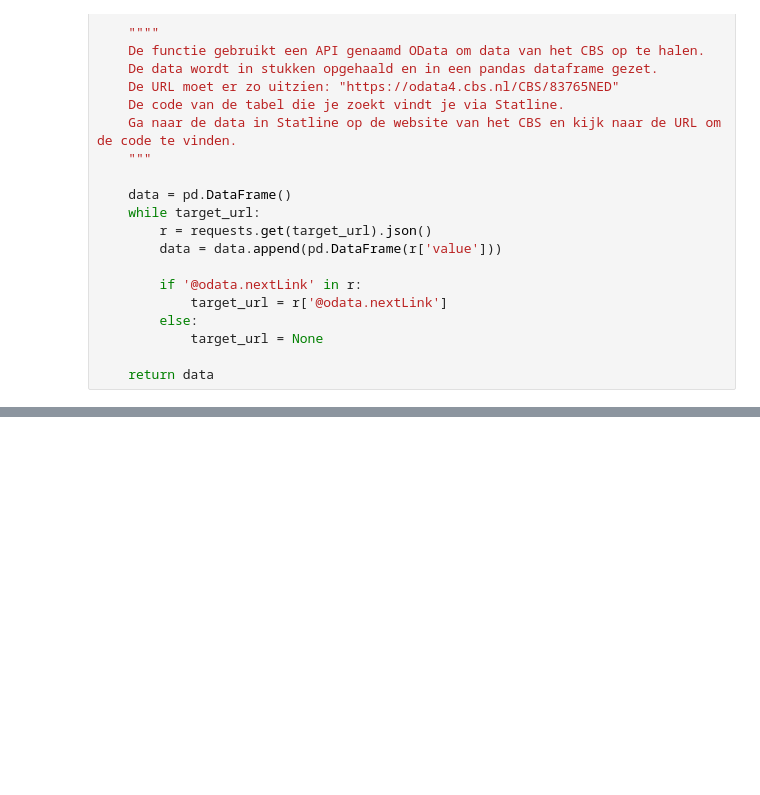
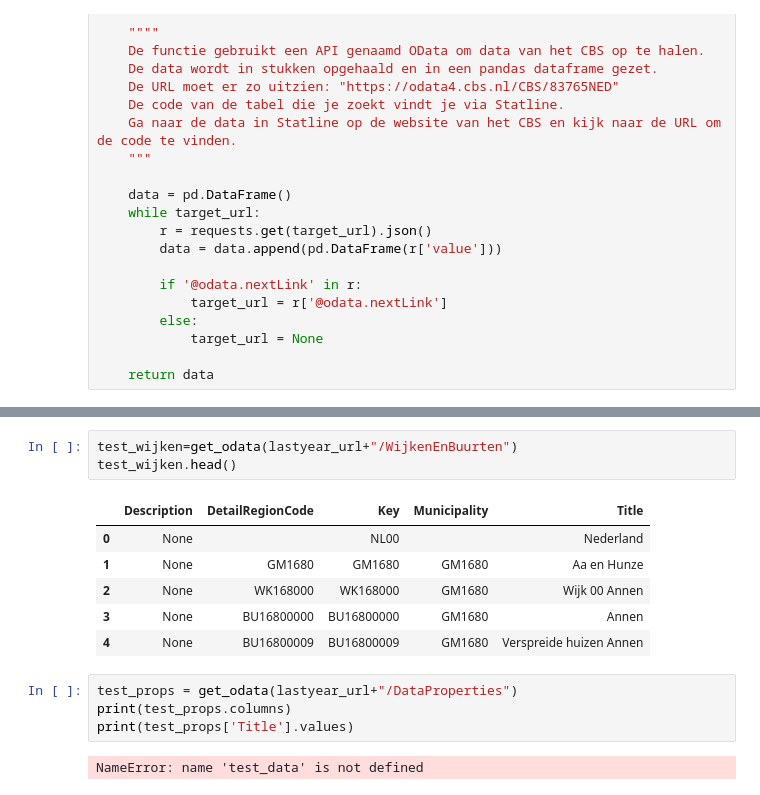
Before and after one commit to DanAugustus/KiesKaart, a Jupyter notebook: CBSparserOData3.ipynb, the cells around one changed output, grey strips where cells are left out. Drawn from its saved outputs; the diff is of its cells as text; blank space fills up the shorter version.

```diff
--- a/CBSparserOData3.ipynb
+++ b/CBSparserOData3.ipynb
@@ -28,0 +75,16 @@ def get_odata(target_url):
+# %%
+test_wijken=get_odata(lastyear_url+"/WijkenEnBuurten")
+test_wijken.head()
+# %% [output]
+|  | Description | DetailRegionCode | Key | Municipality | Title |
+| 0 | None |  | NL00 |  | Nederland |
+| 1 | None | GM1680 | GM1680 | GM1680 | Aa en Hunze |
+| 2 | None | WK168000 | WK168000 | GM1680 | Wijk 00 Annen |
+| 3 | None | BU16800000 | BU16800000 | GM1680 | Annen |
+| 4 | None | BU16800009 | BU16800009 | GM1680 | Verspreide huizen Annen |
+# %%
+test_props = get_odata(lastyear_url+"/DataProperties")
+print(test_props.columns)
+print(test_props['Title'].values)
+# %% [output]
+NameError: name 'test_data' is not defined
```
Also changed, not shown: parts of 19 cells of this notebook, 2 other files.
